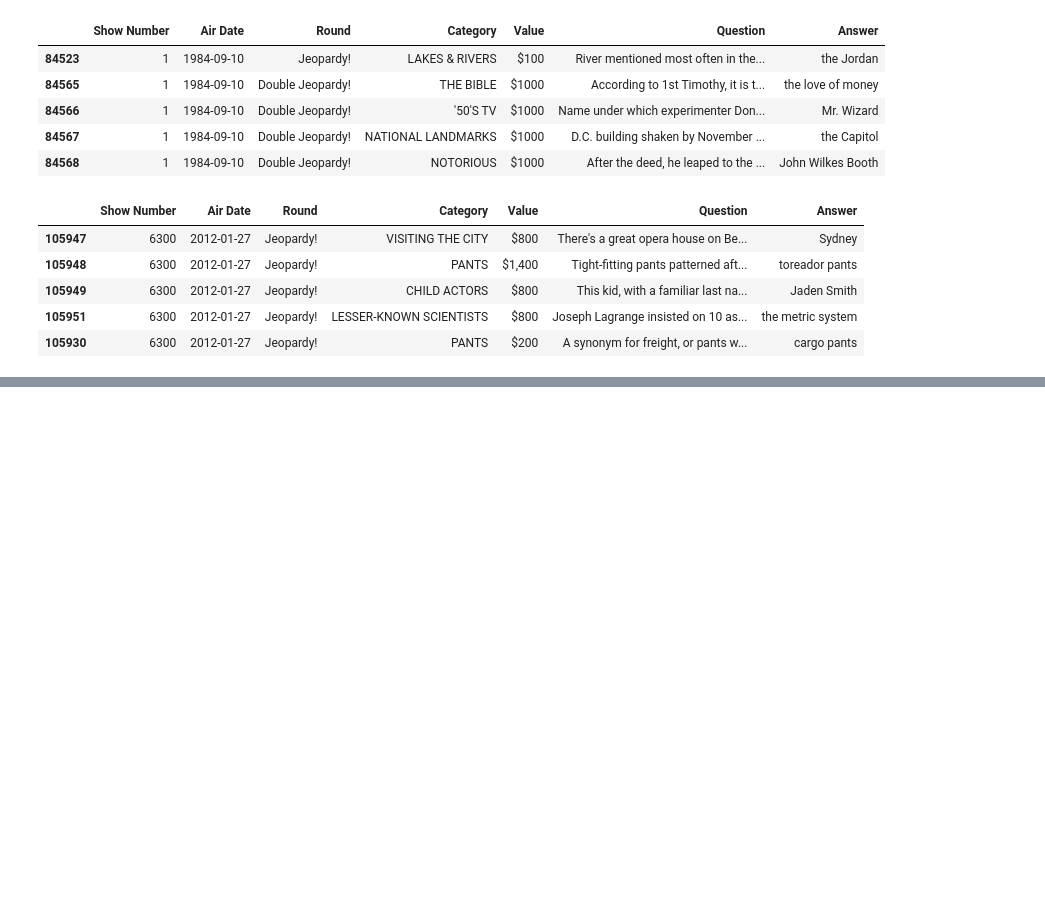
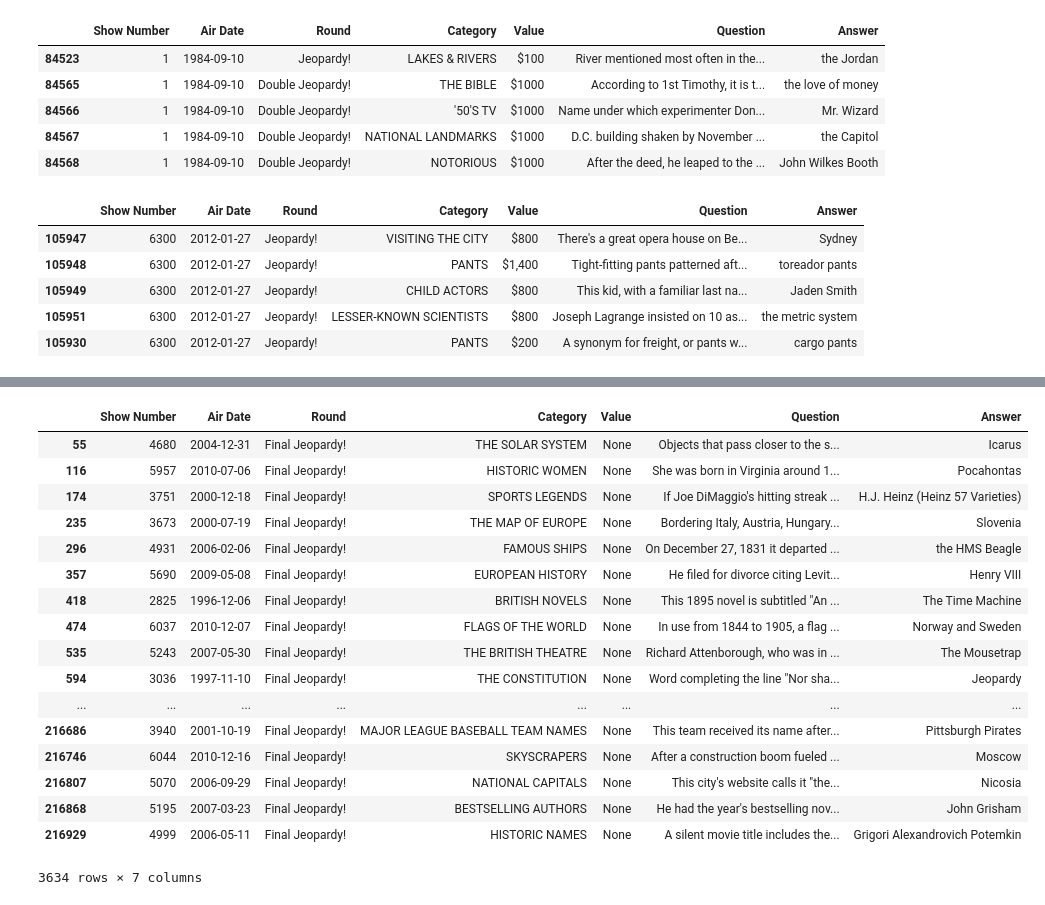
Before and after one commit to nfranchetti/Jeopardy, a Jupyter notebook: data_exploring.ipynb, the cells around one changed output, grey strips where cells are left out. Cells and saved outputs as stored; diff of their text form; code cells hidden in the pictures; blank space fills up the shorter version.

```diff
--- a/data_exploring.ipynb
+++ b/data_exploring.ipynb
@@ -2,7 +2,7 @@
 import pandas as pd
 import numpy as np
 # %%
-df = pd.read_csv('../Downloads/JEOPARDY_CSV.csv')
+df = pd.read_csv('data/JEOPARDY_CSV.csv')
 df.head()
 # %% [output]
 |  | Show Number | Air Date | Round | Category | Value | Question | Answer |
@@ -35,3 +20,6 @@ df
+# %%
+# Remove the dumb spaces
+df.columns = ['Show Number', 'Air Date', 'Round', 'Category', 'Value', 'Question', 'Answer']
 # %%
 df.shape
 # %% [output]
@@ -80 +68,22 @@ Show Number    False
 dtype: bool
+# %%
+df[df['Value'] == 'None']
+# %% [output]
+|  | Show Number | Air Date | Round | Category | Value | Question | Answer |
+| 55 | 4680 | 2004-12-31 | Final Jeopardy! | THE SOLAR SYSTEM | None | Objects that pass closer to the s... | Icarus |
+| 116 | 5957 | 2010-07-06 | Final Jeopardy! | HISTORIC WOMEN | None | She was born in Virginia around 1... | Pocahontas |
+| 174 | 3751 | 2000-12-18 | Final Jeopardy! | SPORTS LEGENDS | None | If Joe DiMaggio's hitting streak ... | H.J. Heinz (Heinz 57 Varieties) |
+| 235 | 3673 | 2000-07-19 | Final Jeopardy! | THE MAP OF EUROPE | None | Bordering Italy, Austria, Hungary... | Slovenia |
+| 296 | 4931 | 2006-02-06 | Final Jeopardy! | FAMOUS SHIPS | None | On December 27, 1831 it departed ... | the HMS Beagle |
+| 357 | 5690 | 2009-05-08 | Final Jeopardy! | EUROPEAN HISTORY | None | He filed for divorce citing Levit... | Henry VIII |
+| 418 | 2825 | 1996-12-06 | Final Jeopardy! | BRITISH NOVELS | None | This 1895 novel is subtitled "An ... | The Time Machine |
+| 474 | 6037 | 2010-12-07 | Final Jeopardy! | FLAGS OF THE WORLD | None | In use from 1844 to 1905, a flag ... | Norway and Sweden |
+| 535 | 5243 | 2007-05-30 | Final Jeopardy! | THE BRITISH THEATRE | None | Richard Attenborough, who was in ... | The Mousetrap |
+| 594 | 3036 | 1997-11-10 | Final Jeopardy! | THE CONSTITUTION | None | Word completing the line "Nor sha... | Jeopardy |
+| ... | ... | ... | ... | ... | ... | ... | ... |
+| 216686 | 3940 | 2001-10-19 | Final Jeopardy! | MAJOR LEAGUE BASEBALL TEAM NAMES | None | This team received its name after... | Pittsburgh Pirates |
+| 216746 | 6044 | 2010-12-16 | Final Jeopardy! | SKYSCRAPERS | None | After a construction boom fueled ... | Moscow |
+| 216807 | 5070 | 2006-09-29 | Final Jeopardy! | NATIONAL CAPITALS | None | This city's website calls it "the... | Nicosia |
+| 216868 | 5195 | 2007-03-23 | Final Jeopardy! | BESTSELLING AUTHORS | None | He had the year's bestselling nov... | John Grisham |
+| 216929 | 4999 | 2006-05-11 | Final Jeopardy! | HISTORIC NAMES | None | A silent movie title includes the... | Grigori Alexandrovich Potemkin |
+3634 rows × 7 columns
```
Also changed, not shown: parts of 8 cells of this notebook, 1 other file.
